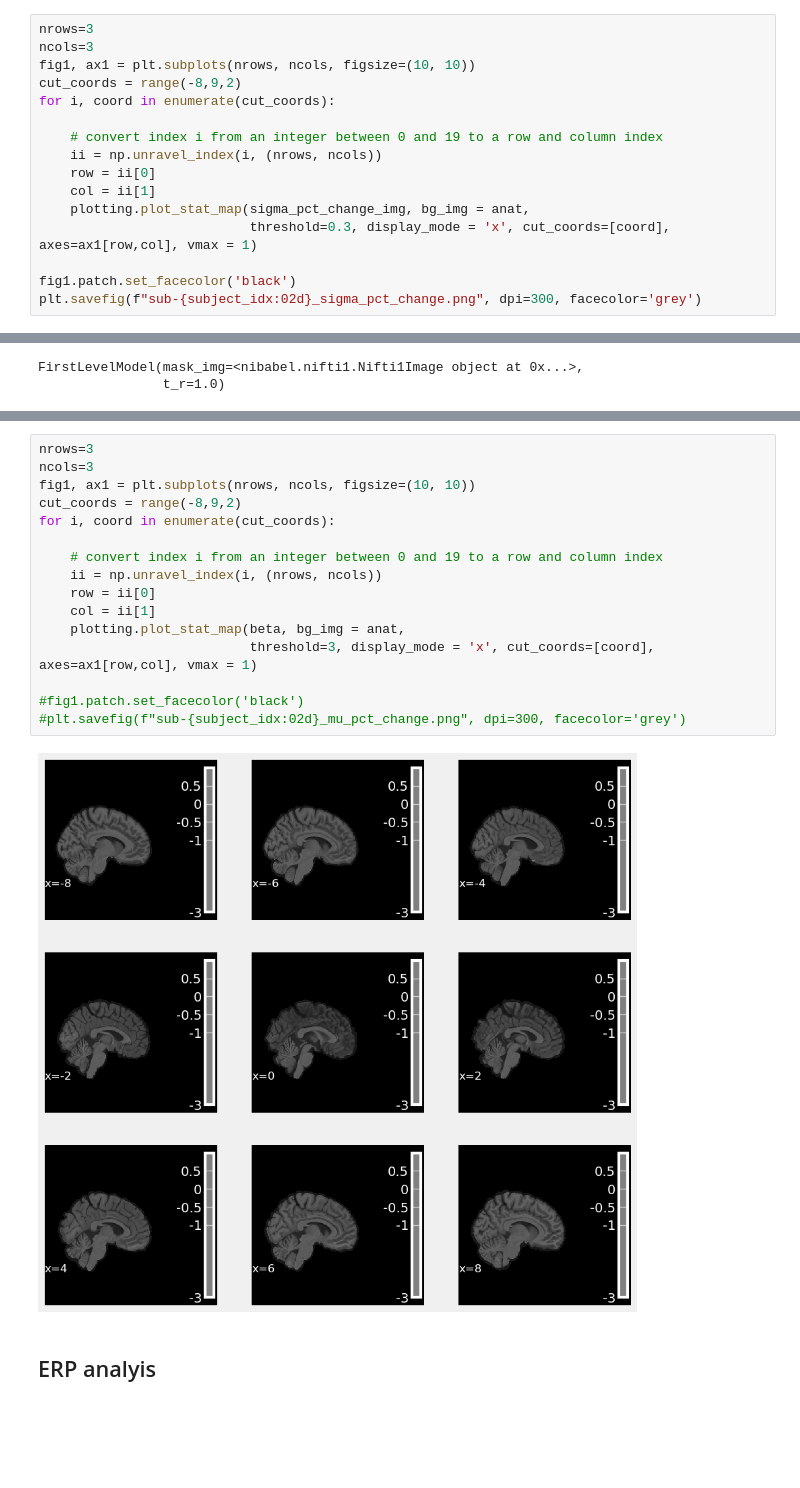
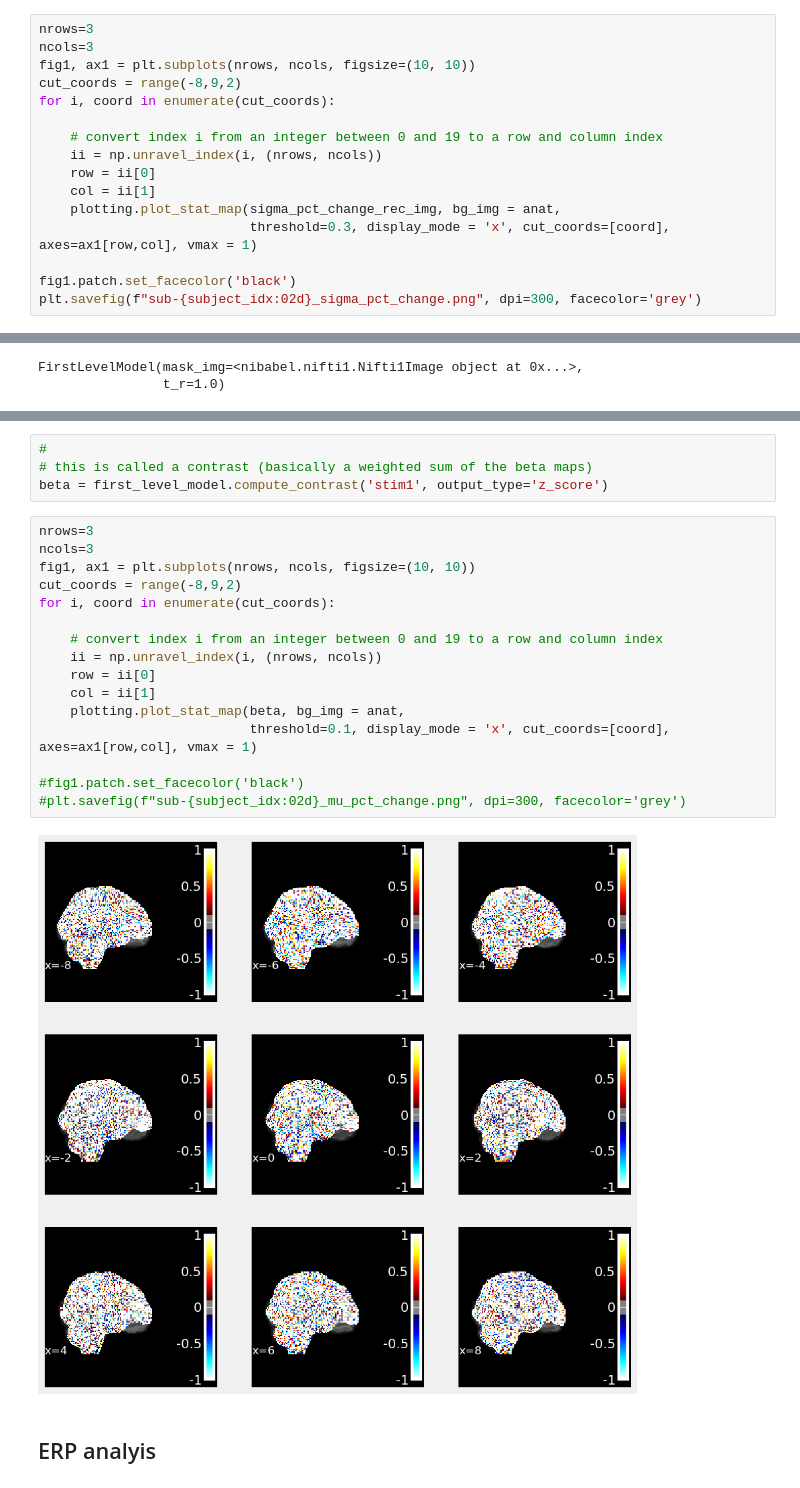
Before and after one commit to dmochow/fus, a Jupyter notebook: code/analyze_processed_bold_single_condition_block.ipynb, the cells around one changed output, grey strips where cells are left out. Cells and saved outputs as stored; diff of their text form; blank space fills up the shorter version.

```diff
--- a/code/analyze_processed_bold_single_condition_block.ipynb
+++ b/code/analyze_processed_bold_single_condition_block.ipynb
@@ -107,7 +160,7 @@ for i, coord in enumerate(cut_coords):
     ii = np.unravel_index(i, (nrows, ncols))
     row = ii[0]
     col = ii[1]
-    plotting.plot_stat_map(sigma_pct_change_img, bg_img = anat,
+    plotting.plot_stat_map(sigma_pct_change_rec_img, bg_img = anat,
                            threshold=0.3, display_mode = 'x', cut_coords=[coord], axes=ax1[row,col], vmax = 1)
 
 fig1.patch.set_facecolor('black')
@@ -243,21 +302,25 @@ beta = first_level_model.compute_contrast('stim1+stim2+stim3+stim4+stim5-baselin
+# %%
+#
+# this is called a contrast (basically a weighted sum of the beta maps)
+beta = first_level_model.compute_contrast('stim1', output_type='z_score')
 # %%
 nrows=3
 ncols=3
 fig1, ax1 = plt.subplots(nrows, ncols, figsize=(10, 10))
 cut_coords = range(-8,9,2)
 for i, coord in enumerate(cut_coords):
 
     # convert index i from an integer between 0 and 19 to a row and column index
     ii = np.unravel_index(i, (nrows, ncols))
     row = ii[0]
     col = ii[1]
     plotting.plot_stat_map(beta, bg_img = anat,
-                           threshold=3, display_mode = 'x', cut_coords=[coord], axes=ax1[row,col], vmax = 1)
+                           threshold=0.1, display_mode = 'x', cut_coords=[coord], axes=ax1[row,col], vmax = 1)
 
 #fig1.patch.set_facecolor('black')
 #plt.savefig(f"sub-{subject_idx:02d}_mu_pct_change.png", dpi=300, facecolor='grey')
 # %% [output]
-[figure, old version]
+[figure, new version]
 # %% [markdown]
 ## ERP analyis
 # %%
```
Also changed, not shown: parts of 12 cells of this notebook, 3 other files.
